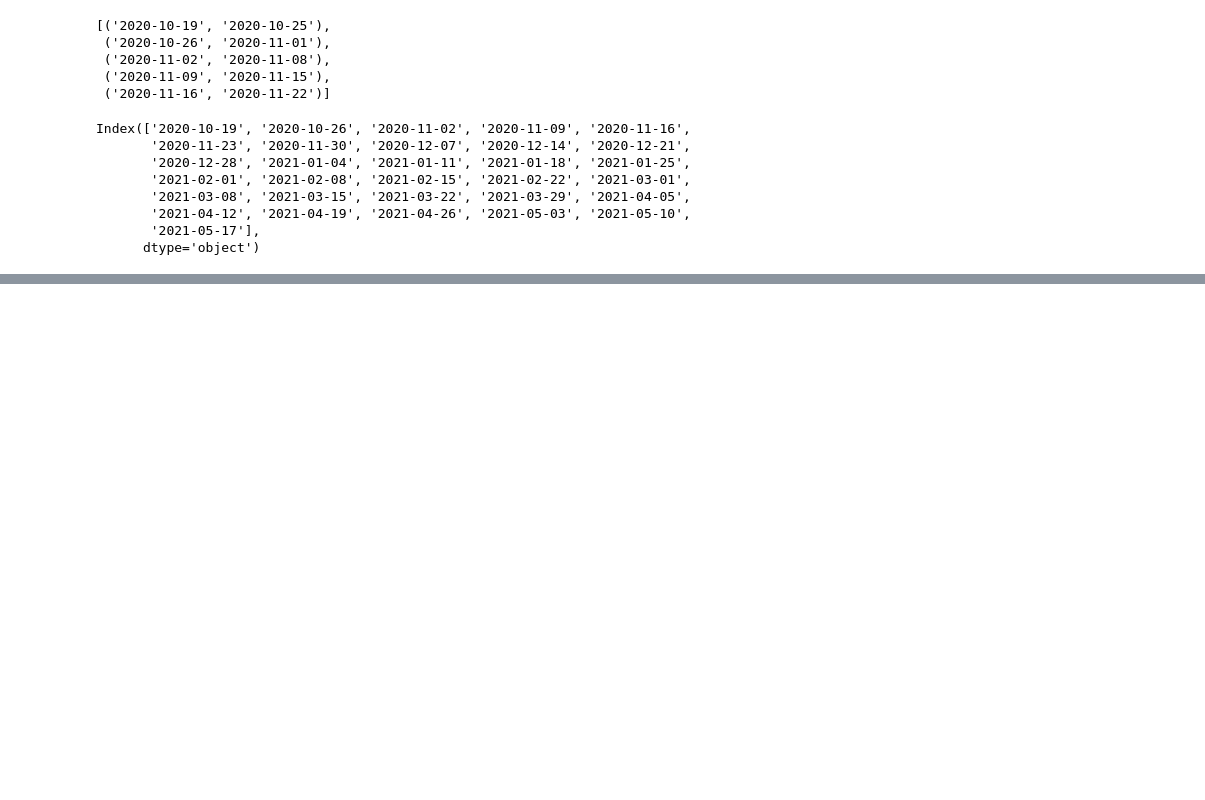
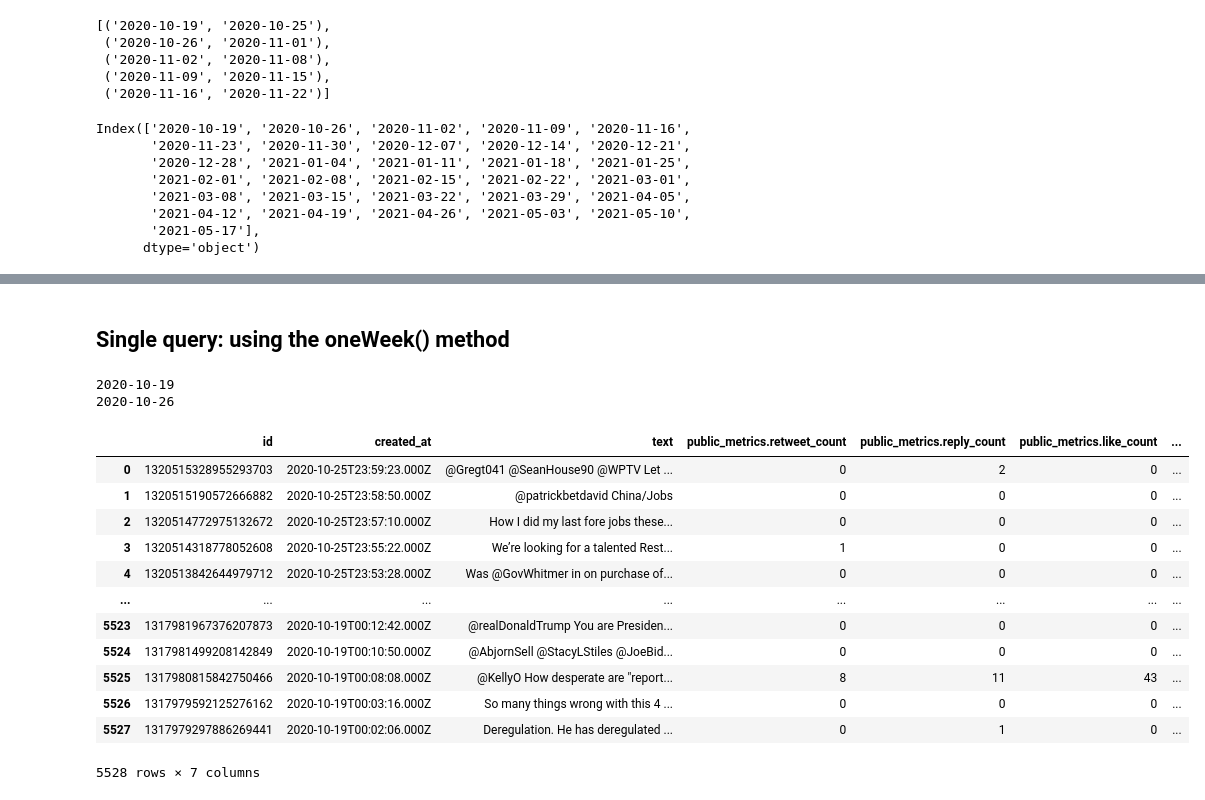
Before and after one commit to factitious/survey_v_social_media, a Jupyter notebook: Methods/Scripts/Twitter/testDev.ipynb, the cells around one changed output, grey strips where cells are left out. Cells and saved outputs as stored; diff of their text form; code cells hidden in the pictures; blank space fills up the shorter version.

Commit message:
Added tests and documentation to oneWeek()

```diff
--- a/Methods/Scripts/Twitter/testDev.ipynb
+++ b/Methods/Scripts/Twitter/testDev.ipynb
@@ -672,0 +773,33 @@ Index(['2020-10-19', '2020-10-26', '2020-11-02', '2020-11-09', '2020-11-16',
+# %% [markdown]
+## Single query: using the oneWeek() method
+# %%
+search4 = twitterData('/Volumes/Survey_Social_Media_Compare/Methods')
+search4.validate_credentials()
+
+# Generate dates from survey (Axios-Ipsos) info
+search4.surveyDates()
+
+# Create dictionaries for saving the data
+search4.createDicts()
+
+# # Get data from week 1
+search4.oneWeek('jobs', 1)
+
+# # Show dataframe
+search4.allData[search4.currentWeek]
+# %% [output]
+2020-10-19
+2020-10-26
+|  | id | created_at | text | public_metrics.retweet_count | public_metrics.reply_count | public_metrics.like_count | ... |
+| 0 | 1320515328955293703 | 2020-10-25T23:59:23.000Z | @Gregt041 @SeanHouse90 @WPTV Let ... | 0 | 2 | 0 | ... |
+| 1 | 1320515190572666882 | 2020-10-25T23:58:50.000Z | @patrickbetdavid China/Jobs | 0 | 0 | 0 | ... |
+| 2 | 1320514772975132672 | 2020-10-25T23:57:10.000Z | How I did my last fore jobs these... | 0 | 0 | 0 | ... |
+| 3 | 1320514318778052608 | 2020-10-25T23:55:22.000Z | We’re looking for a talented Rest... | 1 | 0 | 0 | ... |
+| 4 | 1320513842644979712 | 2020-10-25T23:53:28.000Z | Was @GovWhitmer in on purchase of... | 0 | 0 | 0 | ... |
+| ... | ... | ... | ... | ... | ... | ... | ... |
+| 5523 | 1317981967376207873 | 2020-10-19T00:12:42.000Z | @realDonaldTrump You are Presiden... | 0 | 0 | 0 | ... |
+| 5524 | 1317981499208142849 | 2020-10-19T00:10:50.000Z | @AbjornSell @StacyLStiles @JoeBid... | 0 | 0 | 0 | ... |
+| 5525 | 1317980815842750466 | 2020-10-19T00:08:08.000Z | @KellyO How desperate are "report... | 8 | 11 | 43 | ... |
+| 5526 | 1317979592125276162 | 2020-10-19T00:03:16.000Z | So many things wrong with this 4 ... | 0 | 0 | 0 | ... |
+| 5527 | 1317979297886269441 | 2020-10-19T00:02:06.000Z | Deregulation. He has deregulated ... | 0 | 1 | 0 | ... |
+5528 rows × 7 columns
```
Also changed, not shown: parts of 30 cells of this notebook.
